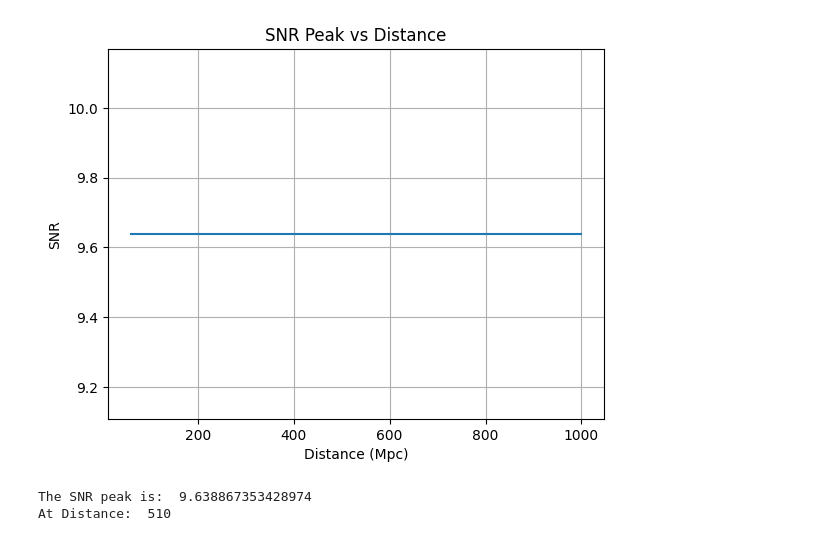
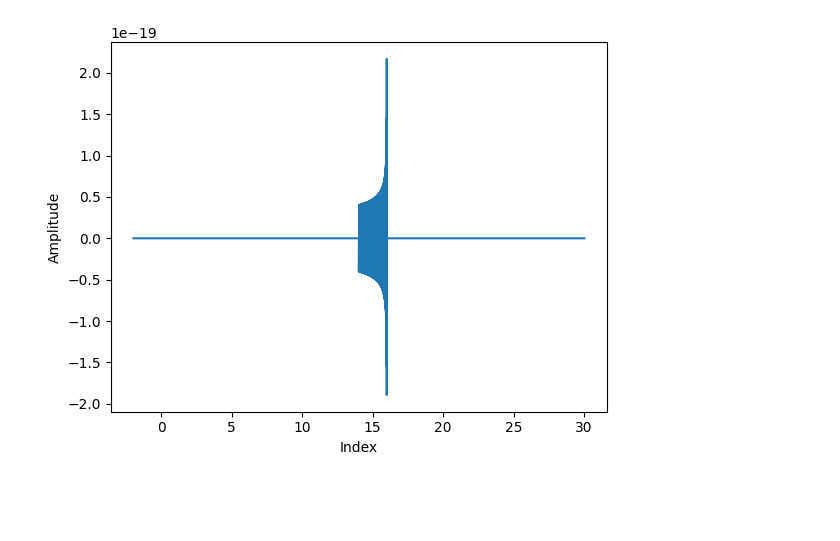
Before and after one commit to Arush-Pimpalkar/GW_Machine_Learning_Model, a Jupyter notebook: testing/snr.ipynb, the cells around one changed output. Drawn from its saved outputs; the diff is of its cells as text; code cells hidden in the pictures; blank space fills up the shorter version.

```diff
--- a/testing/snr.ipynb
+++ b/testing/snr.ipynb
@@ -46,0 +32,6 @@ pylab.show()
+# %%
+hp, hc = get_td_waveform(
+    approximant="IMRPhenomT", mass1=m1, mass2=m2, delta_t=delta_t, f_lower=30
+)
+
+pp.plot(hp.sample_times, hp)
@@ -229,14 +57,0 @@ We found a signal at 1126259462.4291992s with SNR 9.63886735342897
-# %%
-# Plot snr_peak vs m
-pylab.plot(d_values, snr_peak_values)
-pylab.xlabel("Distance (Mpc)")
-pylab.ylabel("SNR")
-pylab.title("SNR Peak vs Distance")
-pylab.grid()
-pylab.show()
-print("The SNR peak is: ", max(snr_peak_values))
-print("At Distance: ", d_values[snr_peak_values.index(max(snr_peak_values))])
-# %% [output]
-[figure, removed]
-The SNR peak is:  9.638867353428974
-At Distance:  510
@@ -287,0 +58,13 @@ At Distance:  510
+# %%
+hp.resize(len(noise))
+hc.resize(len(noise))
+hp.roll(len(hp) // 2)
+hp.cyclic_time_shift(hp.start_time)
+
+
+pp.plot(hp.sample_times, hp)
+pp.ylabel("Amplitude")
+pp.xlabel("Index")
+pp.show()
+# %% [output]
+[figure, added]
```
Also changed, not shown: parts of 16 cells of this notebook, 43 other files.
